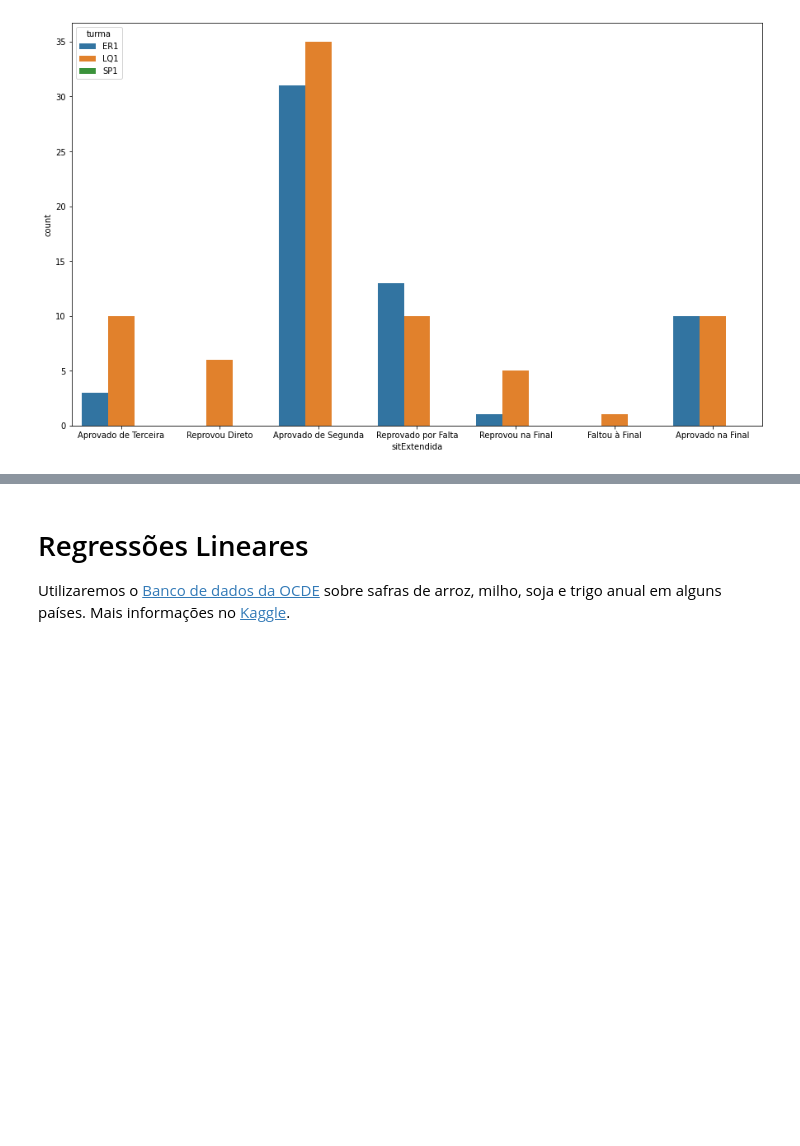
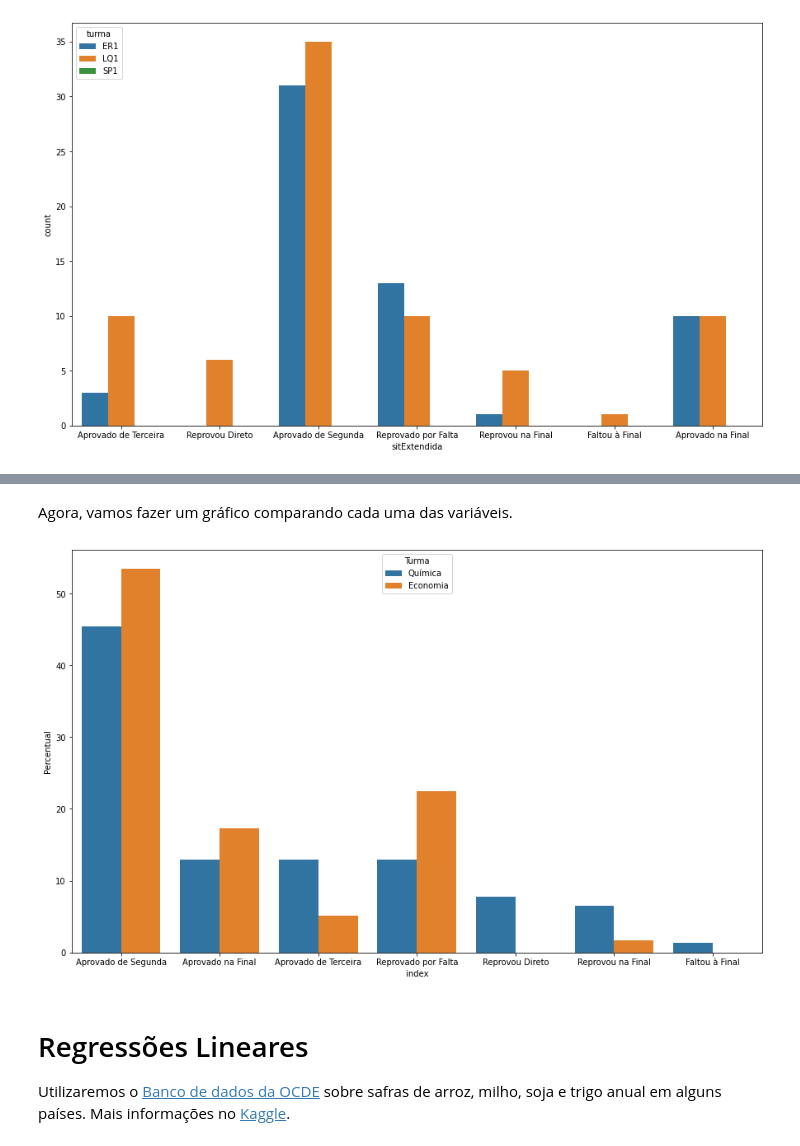
Before and after one commit to FilipeLima/Intro-Pandas, a Jupyter notebook: Workshop.ipynb, the cells around one changed output, grey strips where cells are left out. Drawn from its saved outputs; the diff is of its cells as text; code cells hidden in the pictures; blank space fills up the shorter version.

```diff
--- a/Workshop.ipynb
+++ b/Workshop.ipynb
@@ -1056,0 +1068,14 @@ pd.concat([calculoQuimica, calculoEconomia.reindex(
+# %%
+#Renomeando as colunas
+situacao_quimica_economia.columns=['Química','Economia']
+#Transformando os índices em coluna
+situacao_quimica_economia.reset_index(inplace=True)
+#Utilizando o pd.melt para mesclar as colunas Química e Economia como variável.
+#O primeiro parâmetro é o dataset, id_vars é a variável que você quer manter fixa
+#No nosso caso é o índice ('index'). Value_vars são as variávels para serem mescladas.
+#var_name é o nome da nova variável, value_name o nome da variável quantitiva.
+situacao_quimica_economia= pd.melt(situacao_quimica_economia,
+                                   id_vars = ['index'],
+                                   value_vars=['Química','Economia'],
+                                   var_name='Turma', value_name='Percentual')
+situacao_quimica_economia
@@ -1057,3 +1098,11 @@ pd.concat([calculoQuimica, calculoEconomia.reindex(
+# %% [markdown]
+Agora, vamos fazer um gráfico comparando cada uma das variáveis.
+# %%
+plt.figure(figsize=(15,9))
+sns.barplot(data=situacao_quimica_economia,x='index',y='Percentual',hue='Turma')
+plt.show()
+# %% [output]
+[figure, added]
 # %% [markdown]
 # Regressões Lineares
 
```
Also changed, not shown: parts of 39 cells of this notebook.
